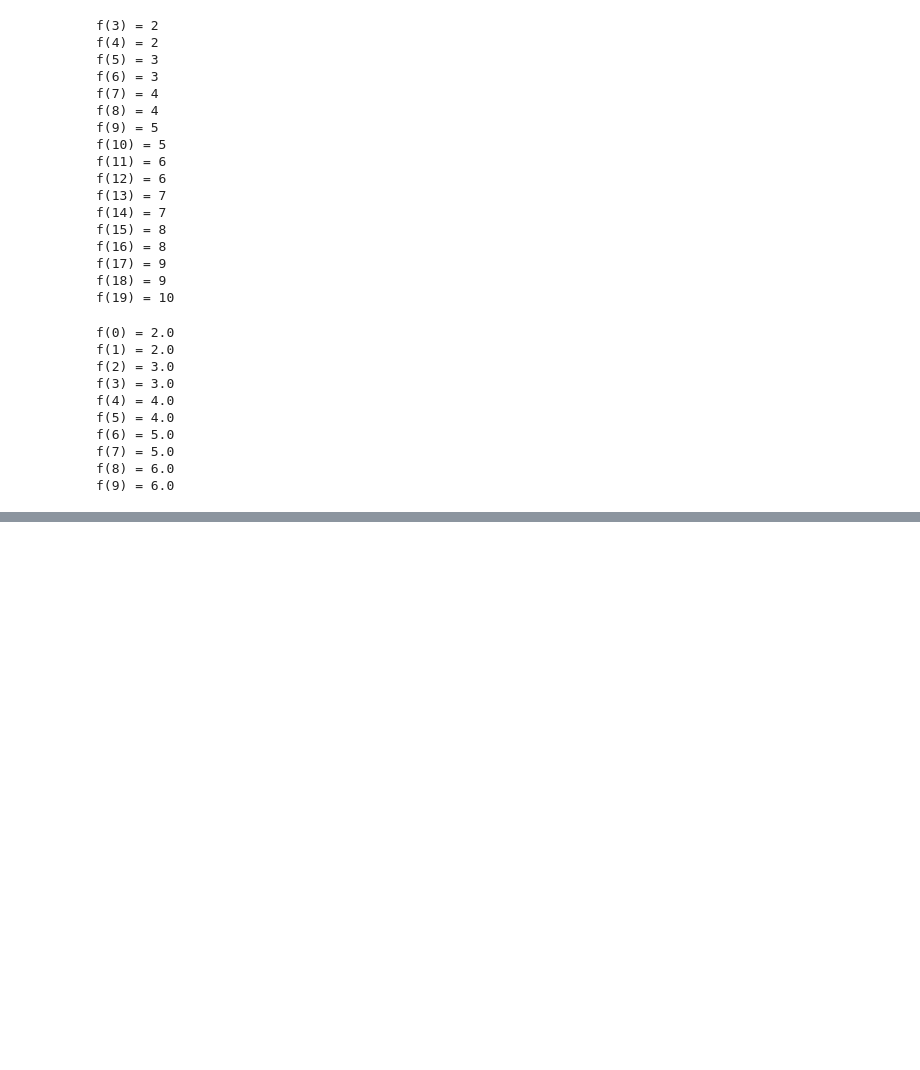
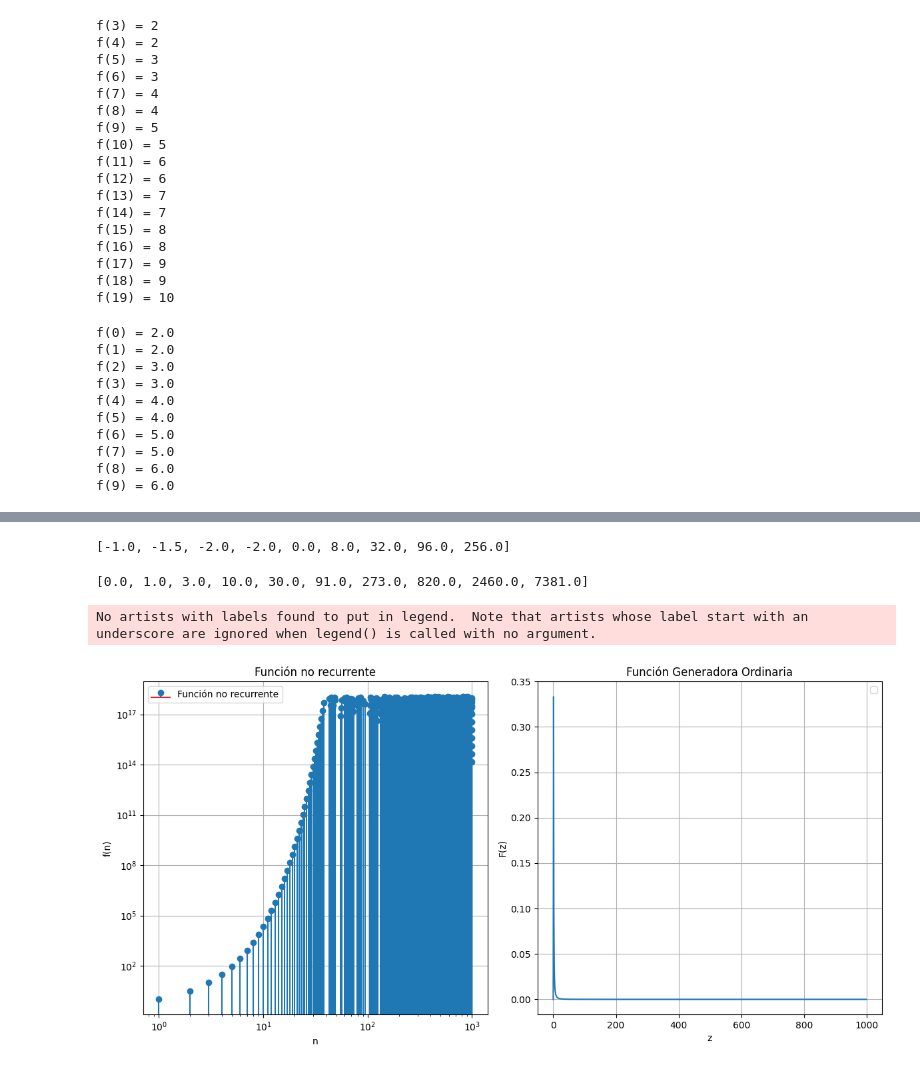
Before and after one commit to K3nnyZY/DISCRETE-STRUCTURES, a Jupyter notebook: FGO.ipynb, the cells around one changed output, grey strips where cells are left out. Saved outputs shown, nothing was run; the diff lists cells and outputs as text; code cells hidden in the pictures; blank space fills up the shorter version.

```diff
--- a/FGO.ipynb
+++ b/FGO.ipynb
@@ -21,6 +23,6 @@ Sucesion, o secuencia generadora: [0, 1, 0, 1, 0, 1, 0, 1, 0, 1, 0, 1, 0, 1]
 ## Fraccion parcial
 # %%
 z=sp.symbols("z")
-FGO=((2- z**2)/(1-z-z**2+z**3))
+FGO=((10*z-1)/(1-9*z+20*z**2))
 display(Math(sp.latex((sp.apart(FGO)))))
 # %% [output]
@@ -102,0 +127,55 @@ f(9) = 6.0
+# %%
+f = [(-5/8 + 1/8*n)*2**n for n in range(1,10)]
+f
+# %% [output]
+[-1.0, -1.5, -2.0, -2.0, 0.0, 8.0, 32.0, 96.0, 256.0]
+# %%
+f = [(3*3**n - 2 - (-1)**n)/(8) for n in range(10)]
+f
+# %% [output]
+[0.0, 1.0, 3.0, 10.0, 30.0, 91.0, 273.0, 820.0, 2460.0, 7381.0]
+# %%
+# Definimos la función no recurrente
+def f_non_recurrent(n):
+    return (3 * 3**n - 2 - (-1)**n) / 8
+
+# Definimos la función generadora ordinaria (FGO)
+def FGO(z):
+    return z / (1 - z**2 + 3*z**3)
+
+# Generamos un rango de valores para n (de 0 a 999)
+n_values = np.arange(0, 1000)
+
+z_values = np.arange(0, 1000)
+
+# Calculamos los valores de la función no recurrente y la FGO
+f_non_recurrent_values = f_non_recurrent(n_values)
+FGO_values = FGO(z_values)
+
+# Graficamos la función no recurrente
+plt.figure(figsize=(12, 6))
+plt.subplot(1, 2, 1)
+plt.stem(n_values, f_non_recurrent_values, label='Función no recurrente')
+plt.yscale('log')
+plt.xscale('log')
+plt.xlabel('n')
+plt.ylabel('f(n)')
+plt.title('Función no recurrente')
+plt.grid(True)
+plt.legend()
+
+# Graficamos la FGO
+plt.subplot(1, 2, 2)
+plt.plot(z_values, FGO_values)
+plt.xlabel('z')
+plt.ylabel('F(z)')
+plt.title('Función Generadora Ordinaria')
+plt.grid(True)
+plt.legend()
+
+# Mostramos las gráficas
+plt.tight_layout()
+plt.show()
+# %% [output]
+No artists with labels found to put in legend.  Note that artists whose label start with an underscore are ignored when legend() is called with no argument.
+[figure, added]
```
Also changed, not shown: parts of 5 cells of this notebook, 1 other file.
